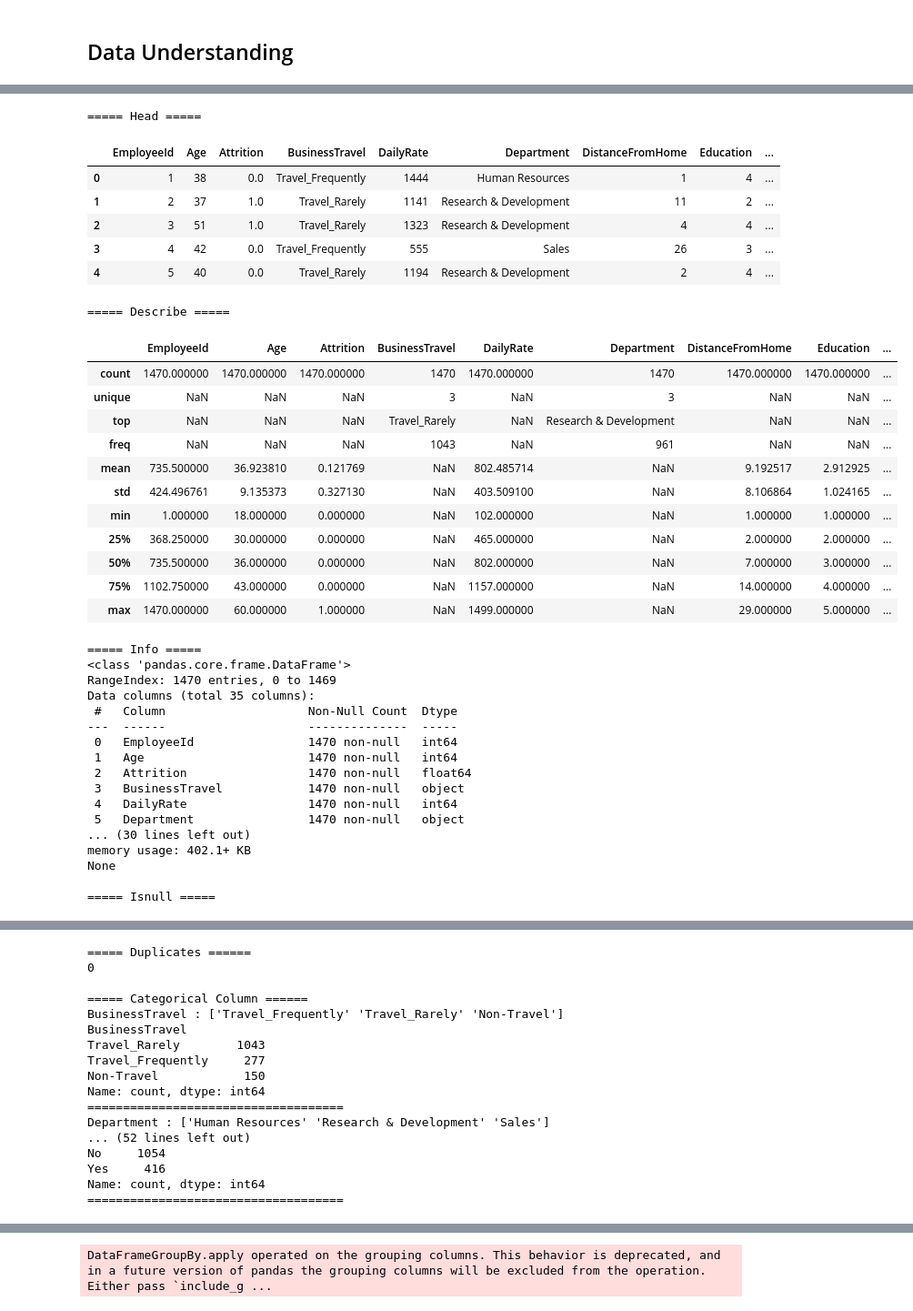
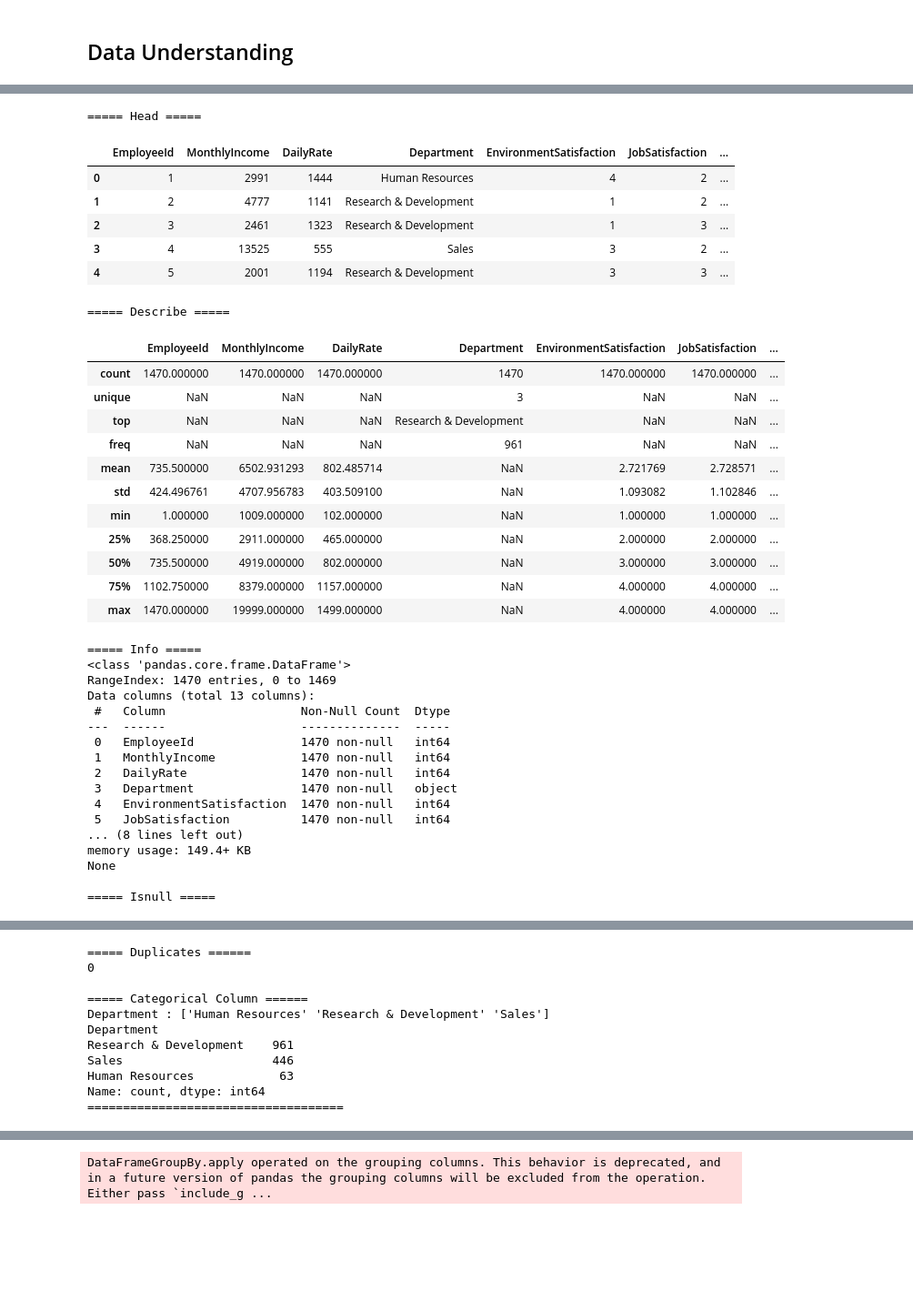
Before and after one commit to thoriqdhiyaaptaribowo/Fundamental-Data-Analysis-Dicoding, a Jupyter notebook: HR/notebook.ipynb, the cells around one changed output, grey strips where cells are left out. Shown at 91% size. Saved outputs shown, nothing was run; the diff lists cells and outputs as text; code cells hidden in the pictures; blank space fills up the shorter version.

```diff
--- a/HR/notebook.ipynb
+++ b/HR/notebook.ipynb
@@ -146,42 +148,47 @@ Name: count, dtype: int64
 # %%
 # Data cleaning
 data = df.fillna(0)
+data = data[['EmployeeId', 'MonthlyIncome', 'DailyRate','Department', 'EnvironmentSatisfaction',
+            'JobSatisfaction', 'StockOptionLevel', 'WorkLifeBalance', 'NumCompaniesWorked',
+            'YearsInCurrentRole', 'PercentSalaryHike', 'YearsWithCurrManager', 'Attrition']]
+
+data.to_csv('data.csv', index=False)
 data_exploration(data)
 # %% [output]
 ===== Head =====
-|  | EmployeeId | Age | Attrition | BusinessTravel | DailyRate | Department | DistanceFromHome | Education | ... |
-| 0 | 1 | 38 | 0.0 | Travel_Frequently | 1444 | Human Resources | 1 | 4 | ... |
-| 1 | 2 | 37 | 1.0 | Travel_Rarely | 1141 | Research & Development | 11 | 2 | ... |
-| 2 | 3 | 51 | 1.0 | Travel_Rarely | 1323 | Research & Development | 4 | 4 | ... |
-| 3 | 4 | 42 | 0.0 | Travel_Frequently | 555 | Sales | 26 | 3 | ... |
-| 4 | 5 | 40 | 0.0 | Travel_Rarely | 1194 | Research & Development | 2 | 4 | ... |
+|  | EmployeeId | MonthlyIncome | DailyRate | Department | EnvironmentSatisfaction | JobSatisfaction | ... |
+| 0 | 1 | 2991 | 1444 | Human Resources | 4 | 2 | ... |
+| 1 | 2 | 4777 | 1141 | Research & Development | 1 | 2 | ... |
+| 2 | 3 | 2461 | 1323 | Research & Development | 1 | 3 | ... |
+| 3 | 4 | 13525 | 555 | Sales | 3 | 2 | ... |
+| 4 | 5 | 2001 | 1194 | Research & Development | 3 | 3 | ... |
 ===== Describe =====
-|  | EmployeeId | Age | Attrition | BusinessTravel | DailyRate | Department | DistanceFromHome | Education | ... |
-| count | 1470.000000 | 1470.000000 | 1470.000000 | 1470 | 1470.000000 | 1470 | 1470.000000 | 1470.000000 | ... |
-| unique | NaN | NaN | NaN | 3 | NaN | 3 | NaN | NaN | ... |
-| top | NaN | NaN | NaN | Travel_Rarely | NaN | Research & Development | NaN | NaN | ... |
-| freq | NaN | NaN | NaN | 1043 | NaN | 961 | NaN | NaN | ... |
-| mean | 735.500000 | 36.923810 | 0.121769 | NaN | 802.485714 | NaN | 9.192517 | 2.912925 | ... |
-| std | 424.496761 | 9.135373 | 0.327130 | NaN | 403.509100 | NaN | 8.106864 | 1.024165 | ... |
-| min | 1.000000 | 18.000000 | 0.000000 | NaN | 102.000000 | NaN | 1.000000 | 1.000000 | ... |
-| 25% | 368.250000 | 30.000000 | 0.000000 | NaN | 465.000000 | NaN | 2.000000 | 2.000000 | ... |
-| 50% | 735.500000 | 36.000000 | 0.000000 | NaN | 802.000000 | NaN | 7.000000 | 3.000000 | ... |
-| 75% | 1102.750000 | 43.000000 | 0.000000 | NaN | 1157.000000 | NaN | 14.000000 | 4.000000 | ... |
-| max | 1470.000000 | 60.000000 | 1.000000 | NaN | 1499.000000 | NaN | 29.000000 | 5.000000 | ... |
+|  | EmployeeId | MonthlyIncome | DailyRate | Department | EnvironmentSatisfaction | JobSatisfaction | ... |
+| count | 1470.000000 | 1470.000000 | 1470.000000 | 1470 | 1470.000000 | 1470.000000 | ... |
+| unique | NaN | NaN | NaN | 3 | NaN | NaN | ... |
+| top | NaN | NaN | NaN | Research & Development | NaN | NaN | ... |
+| freq | NaN | NaN | NaN | 961 | NaN | NaN | ... |
+| mean | 735.500000 | 6502.931293 | 802.485714 | NaN | 2.721769 | 2.728571 | ... |
+| std | 424.496761 | 4707.956783 | 403.509100 | NaN | 1.093082 | 1.102846 | ... |
+| min | 1.000000 | 1009.000000 | 102.000000 | NaN | 1.000000 | 1.000000 | ... |
+| 25% | 368.250000 | 2911.000000 | 465.000000 | NaN | 2.000000 | 2.000000 | ... |
+| 50% | 735.500000 | 4919.000000 | 802.000000 | NaN | 3.000000 | 3.000000 | ... |
+| 75% | 1102.750000 | 8379.000000 | 1157.000000 | NaN | 4.000000 | 4.000000 | ... |
+| max | 1470.000000 | 19999.000000 | 1499.000000 | NaN | 4.000000 | 4.000000 | ... |
 ===== Info =====
 <class 'pandas.core.frame.DataFrame'>
 RangeIndex: 1470 entries, 0 to 1469
-Data columns (total 35 columns):
- #   Column                    Non-Null Count  Dtype
----  ------                    --------------  -----
- 0   EmployeeId                1470 non-null   int64
- 1   Age                       1470 non-null   int64
- 2   Attrition                 1470 non-null   float64
- 3   BusinessTravel            1470 non-null   object
- 4   DailyRate                 1470 non-null   int64
- 5   Department                1470 non-null   object
-... (30 lines left out)
-memory usage: 402.1+ KB
+Data columns (total 13 columns):
+ #   Column                   Non-Null Count  Dtype
+---  ------                   --------------  -----
+ 0   EmployeeId               1470 non-null   int64
+ 1   MonthlyIncome            1470 non-null   int64
+ 2   DailyRate                1470 non-null   int64
+ 3   Department               1470 non-null   object
+ 4   EnvironmentSatisfaction  1470 non-null   int64
+ 5   JobSatisfaction          1470 non-null   int64
+... (8 lines left out)
+memory usage: 149.4+ KB
 None
 
 ===== Isnull =====
@@ -206,19 +210,13 @@ dtype: int64
 0
 
 ===== Categorical Column ======
-BusinessTravel : ['Travel_Frequently' 'Travel_Rarely' 'Non-Travel']
-BusinessTravel
-Travel_Rarely        1043
-Travel_Frequently     277
-Non-Travel            150
+Department : ['Human Resources' 'Research & Development' 'Sales']
+Department
+Research & Development    961
+Sales                     446
+Human Resources            63
 Name: count, dtype: int64
 ====================================
-Department : ['Human Resources' 'Research & Development' 'Sales']
-... (52 lines left out)
-No     1054
-Yes     416
-Name: count, dtype: int64
-====================================
 # %%
 # Analysis: Income on attrition
 
```
Also changed, not shown: parts of 7 cells of this notebook, 5 other files.
